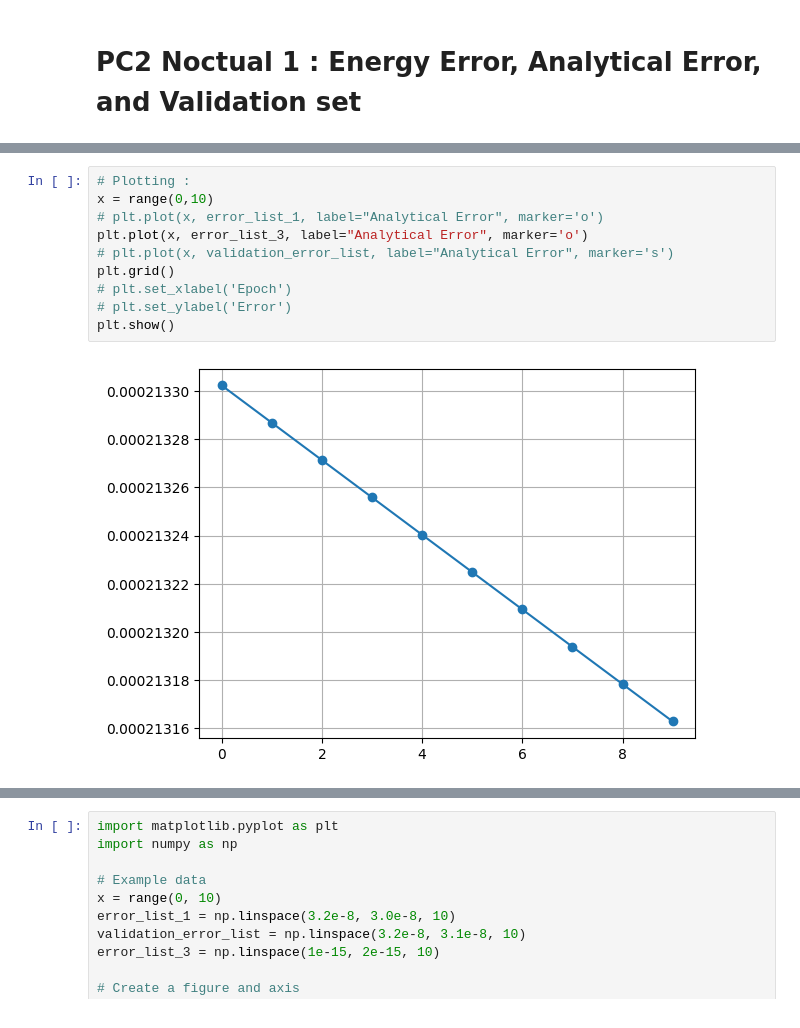
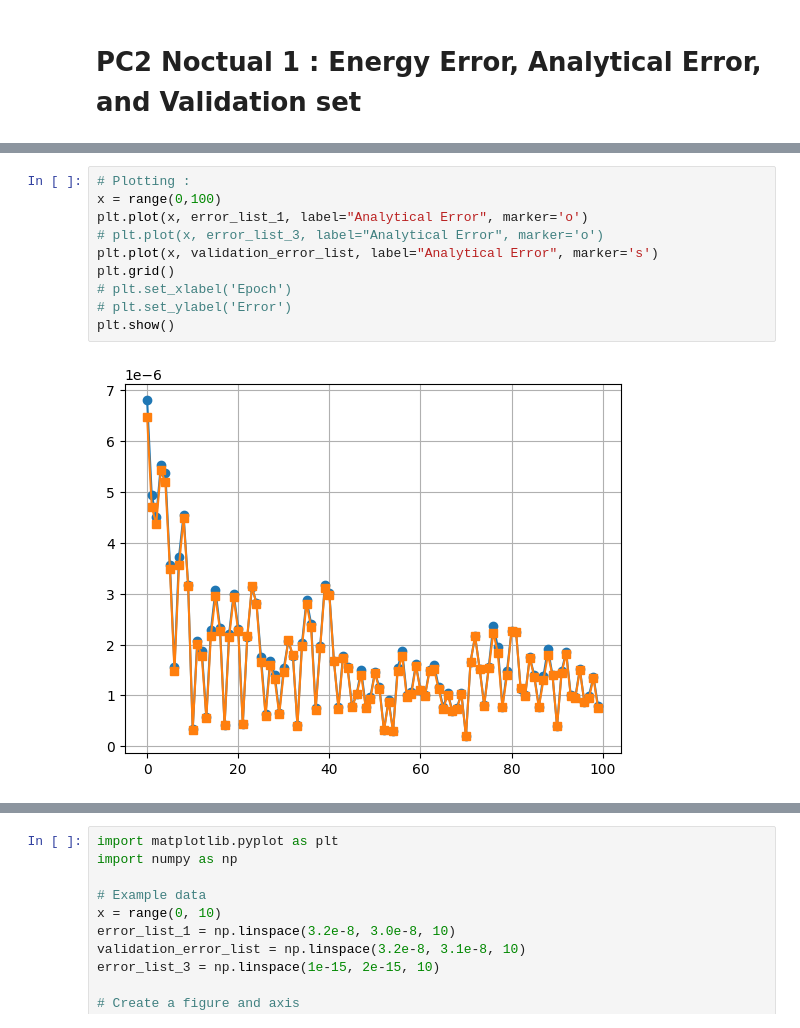
Before and after one commit to RaviPandey33/Optimizing_ODE_Solvers_-_A_Machine_Learning_Approach_to_RK4_Enhancement, a Jupyter notebook: Rk4_method_implementation/Testing_Batch_Learning.ipynb, the cells around one changed output, grey strips where cells are left out. Drawn from its saved outputs; the diff is of its cells as text.

```diff
--- a/Rk4_method_implementation/Testing_Batch_Learning.ipynb
+++ b/Rk4_method_implementation/Testing_Batch_Learning.ipynb
@@ -963,15 +984,15 @@ with open('S1_output.txt', 'w') as S1_output:
         """
 # %%
 # Plotting :
-x = range(0,10)
-# plt.plot(x, error_list_1, label="Analytical Error", marker='o')
-plt.plot(x, error_list_3, label="Analytical Error", marker='o')
-# plt.plot(x, validation_error_list, label="Analytical Error", marker='s')
+x = range(0,100)
+plt.plot(x, error_list_1, label="Analytical Error", marker='o')
+# plt.plot(x, error_list_3, label="Analytical Error", marker='o')
+plt.plot(x, validation_error_list, label="Analytical Error", marker='s')
 plt.grid()
 # plt.set_xlabel('Epoch')
 # plt.set_ylabel('Error')
 plt.show()
 # %% [output]
-[figure, old version]
+[figure, new version]
 # %%
 # Plotting :
```
Also changed, not shown: parts of 2 cells of this notebook, 4 other files.
